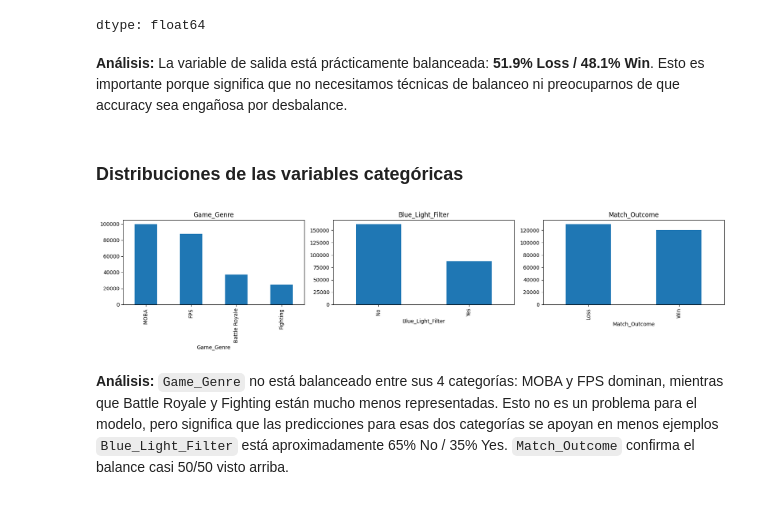
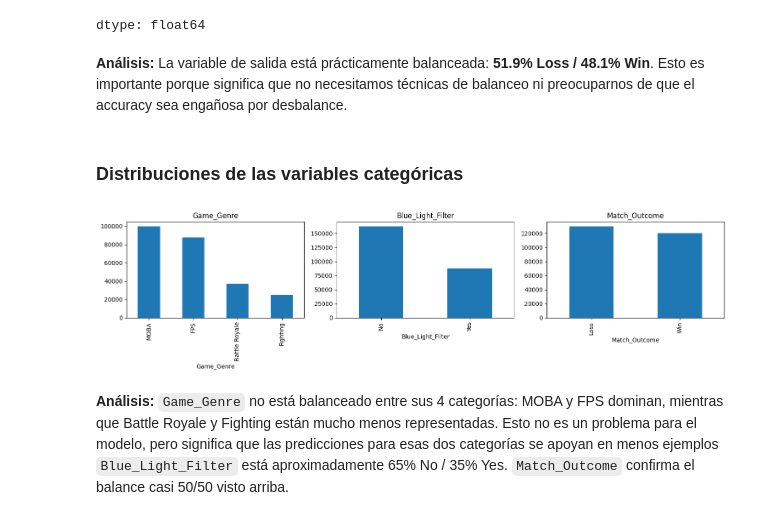
Before and after one commit to jfpa11100/E-Sports-ML, a Jupyter notebook: notebook.ipynb, the cells around one changed output. Saved outputs shown, nothing was run; the diff lists cells and outputs as text; code cells hidden in the pictures.

```diff
--- a/notebook.ipynb
+++ b/notebook.ipynb
@@ -68,10 +62,13 @@ Drive already mounted at /content/drive; to attempt to forcibly remount, call dr
 # %%
-url_csv = "https://raw.githubusercontent.com/jfpa11100/E-Sports-ML/main/data/esports_gaming_biometrics_250k.csv"
+import os
+import pandas as pd
+
+dataset_url = 'https://raw.githubusercontent.com/jfpa11100/E-Sports-ML/main/data/esports_gaming_biometrics_250k.csv'
 
 try:
-    df = pd.read_csv(url_csv)
+    df = pd.read_csv(dataset_url)
     print("Dataset cargado exitosamente desde GitHub.")
-    display(df.head())
+    display(df.head(9))
 except Exception as e:
     print(f"Error al cargar el dataset desde GitHub: {e}")
     df = pd.DataFrame()
@@ -124,22 +123,24 @@ df['Match_Outcome'].value_counts(normalize=True)
 dtype: float64
 # %% [markdown]
 **Análisis:** La variable de salida está prácticamente balanceada: **51.9% Loss / 48.1% Win**. Esto es
-importante porque significa que no necesitamos técnicas de balanceo ni preocuparnos de que accuracy sea engañosa por desbalance.
+importante porque significa que no necesitamos técnicas de balanceo ni preocuparnos de que el accuracy sea engañosa por desbalance.
 # %% [markdown]
 ### **Distribuciones de las variables categóricas**
 # %%
+import matplotlib.pyplot as plt
+
 cat_cols = ['Game_Genre', 'Blue_Light_Filter', 'Match_Outcome']
 
-fig, axes = plt.subplots(nrows=1, ncols=3, figsize=(17, 4))
+fig, axes = plt.subplots(nrows=1, ncols=3, figsize=(15, 4))
 
 for i, col in enumerate(cat_cols):
     ax = axes[i]
     df[col].value_counts().plot(kind='bar', ax=ax)
     ax.set_title(col)
 plt.tight_layout()
 plt.show()
 # %% [output]
-[figure, old version]
+[figure, new version]
 # %% [markdown]
 **Análisis:** `Game_Genre` no está balanceado entre sus 4 categorías: MOBA y FPS dominan, mientras que Battle Royale y Fighting están mucho menos representadas. Esto no es un problema para el modelo, pero significa que las predicciones para esas dos categorías se apoyan en menos ejemplos `Blue_Light_Filter` está aproximadamente 65% No / 35% Yes. `Match_Outcome` confirma el balance casi 50/50 visto arriba.
 # %% [markdown]
```
Also changed, not shown: parts of 27 cells of this notebook.
